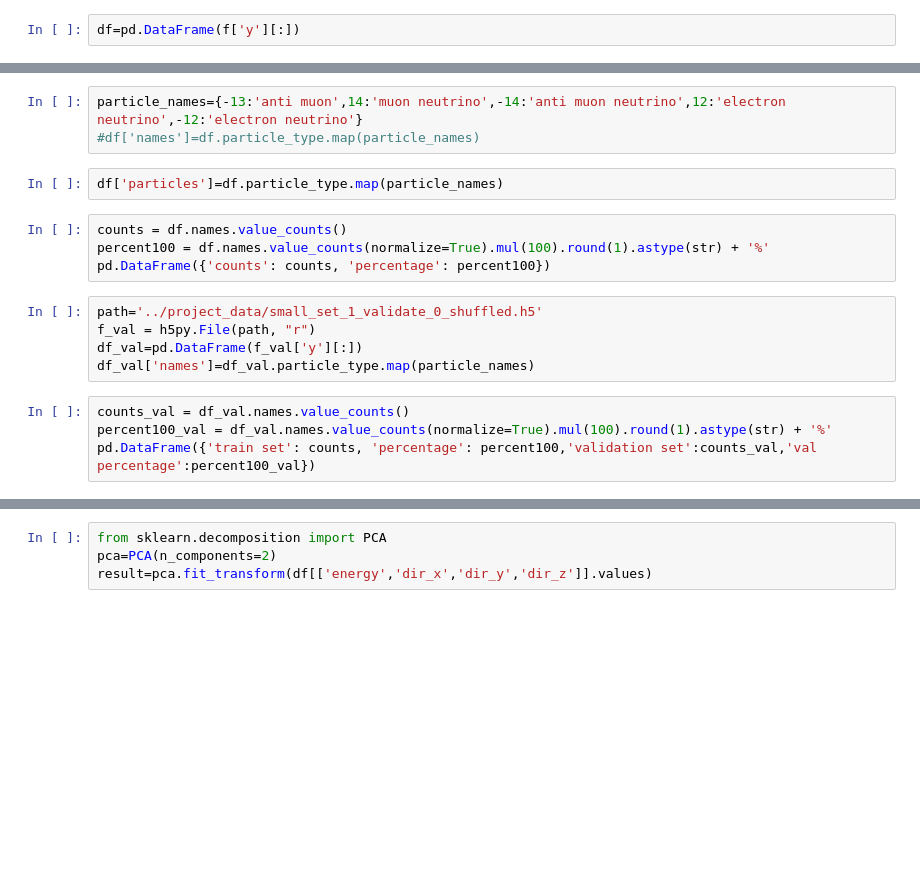
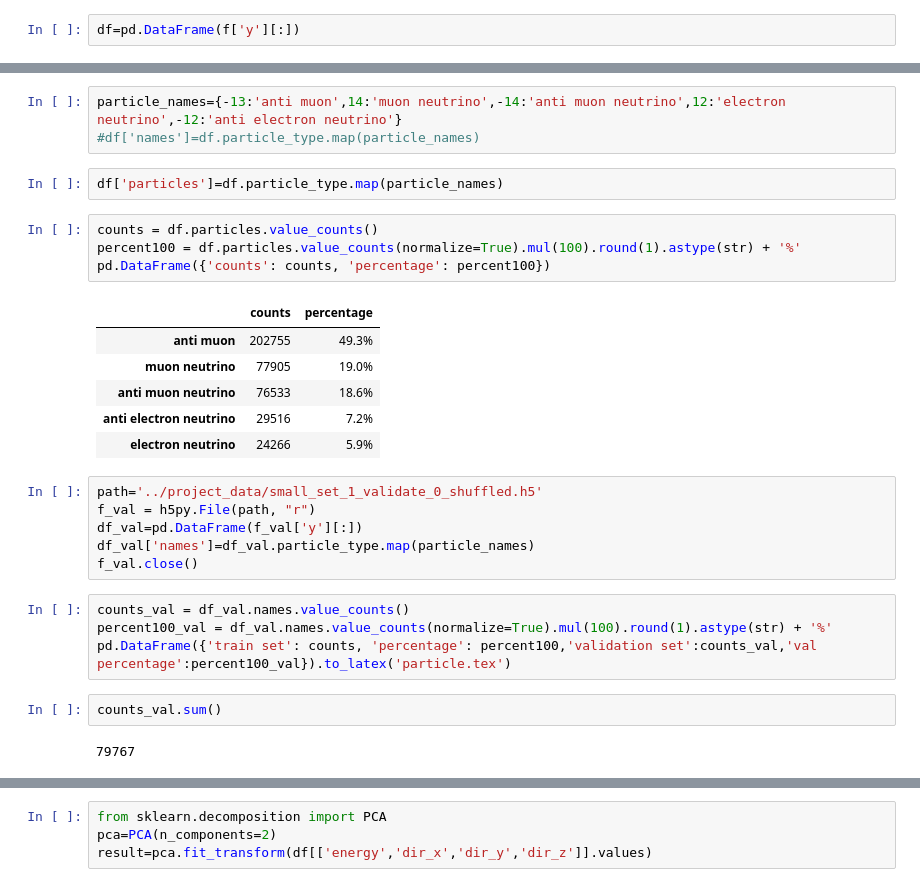
Before and after one commit to LaurensSchinkelshoek/PCQI, a Jupyter notebook: Data_analasys_LJS.ipynb, the cells around one changed output, grey strips where cells are left out. Cells and saved outputs as stored; diff of their text form; blank space fills up the shorter version.

```diff
--- a/Data_analasys_LJS.ipynb
+++ b/Data_analasys_LJS.ipynb
@@ -28,21 +28,33 @@ Index(['event_id', 'particle_type', 'energy', 'is_cc', 'bjorkeny', 'dir_x',
       dtype='object')
 # %%
-particle_names={-13:'anti muon',14:'muon neutrino',-14:'anti muon neutrino',12:'electron neutrino',-12:'electron neutrino'}
+particle_names={-13:'anti muon',14:'muon neutrino',-14:'anti muon neutrino',12:'electron neutrino',-12:'anti electron neutrino'}
 #df['names']=df.particle_type.map(particle_names)
 # %%
 df['particles']=df.particle_type.map(particle_names)
 # %%
-counts = df.names.value_counts()
-percent100 = df.names.value_counts(normalize=True).mul(100).round(1).astype(str) + '%'
+counts = df.particles.value_counts()
+percent100 = df.particles.value_counts(normalize=True).mul(100).round(1).astype(str) + '%'
 pd.DataFrame({'counts': counts, 'percentage': percent100})
+# %% [output]
+|  | counts | percentage |
+| anti muon | 202755 | 49.3% |
+| muon neutrino | 77905 | 19.0% |
+| anti muon neutrino | 76533 | 18.6% |
+| anti electron neutrino | 29516 | 7.2% |
+| electron neutrino | 24266 | 5.9% |
 # %%
 path='../project_data/small_set_1_validate_0_shuffled.h5'
 f_val = h5py.File(path, "r")
 df_val=pd.DataFrame(f_val['y'][:])
 df_val['names']=df_val.particle_type.map(particle_names)
+f_val.close()
 # %%
 counts_val = df_val.names.value_counts()
 percent100_val = df_val.names.value_counts(normalize=True).mul(100).round(1).astype(str) + '%'
-pd.DataFrame({'train set': counts, 'percentage': percent100,'validation set':counts_val,'val percentage':percent100_val})
+pd.DataFrame({'train set': counts, 'percentage': percent100,'validation set':counts_val,'val percentage':percent100_val}).to_latex('particle.tex')
+# %%
+counts_val.sum()
+# %% [output]
+79767
 # %%
 df[['n_hits','energy','dir_x','dir_y','dir_z']].describe()
```
Also changed, not shown: parts of 8 cells of this notebook, 23 other files.
